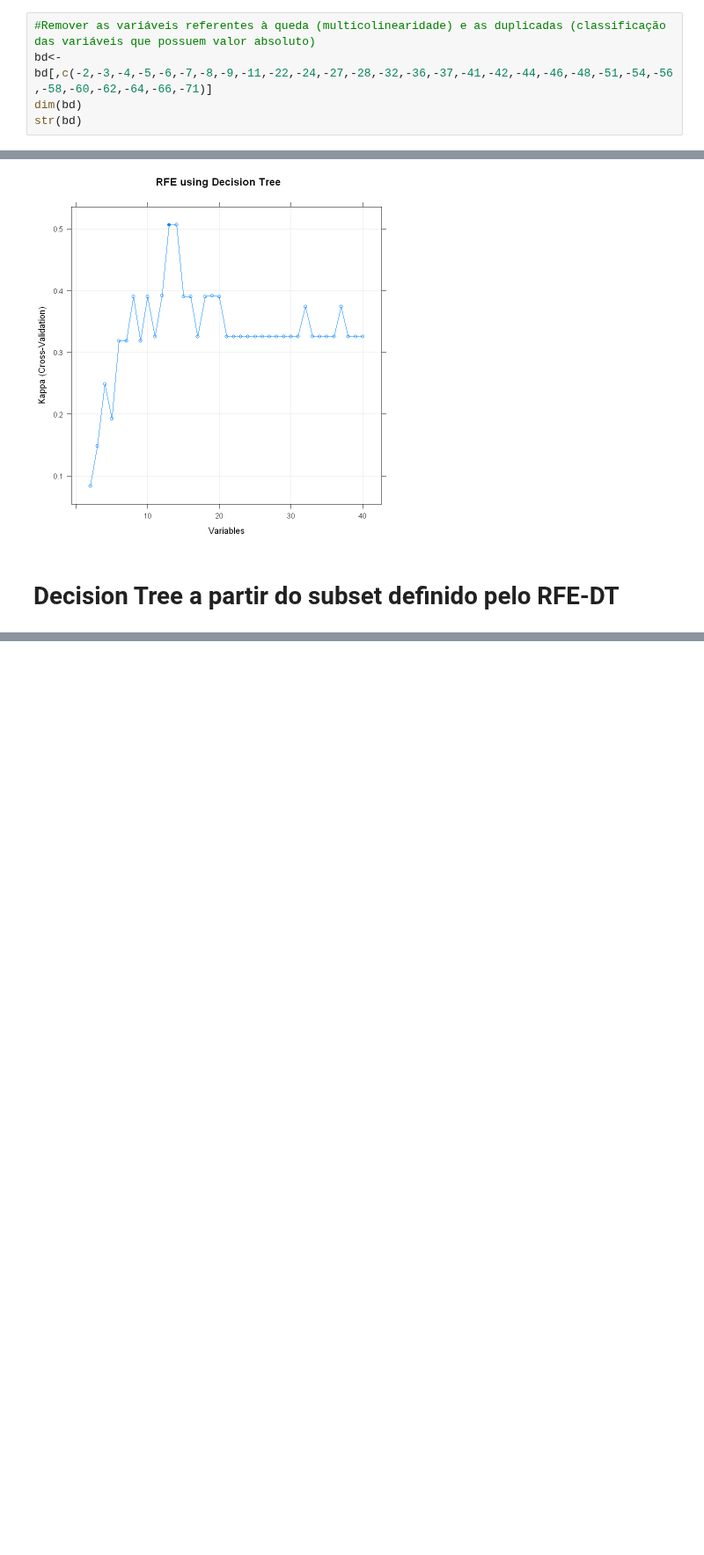
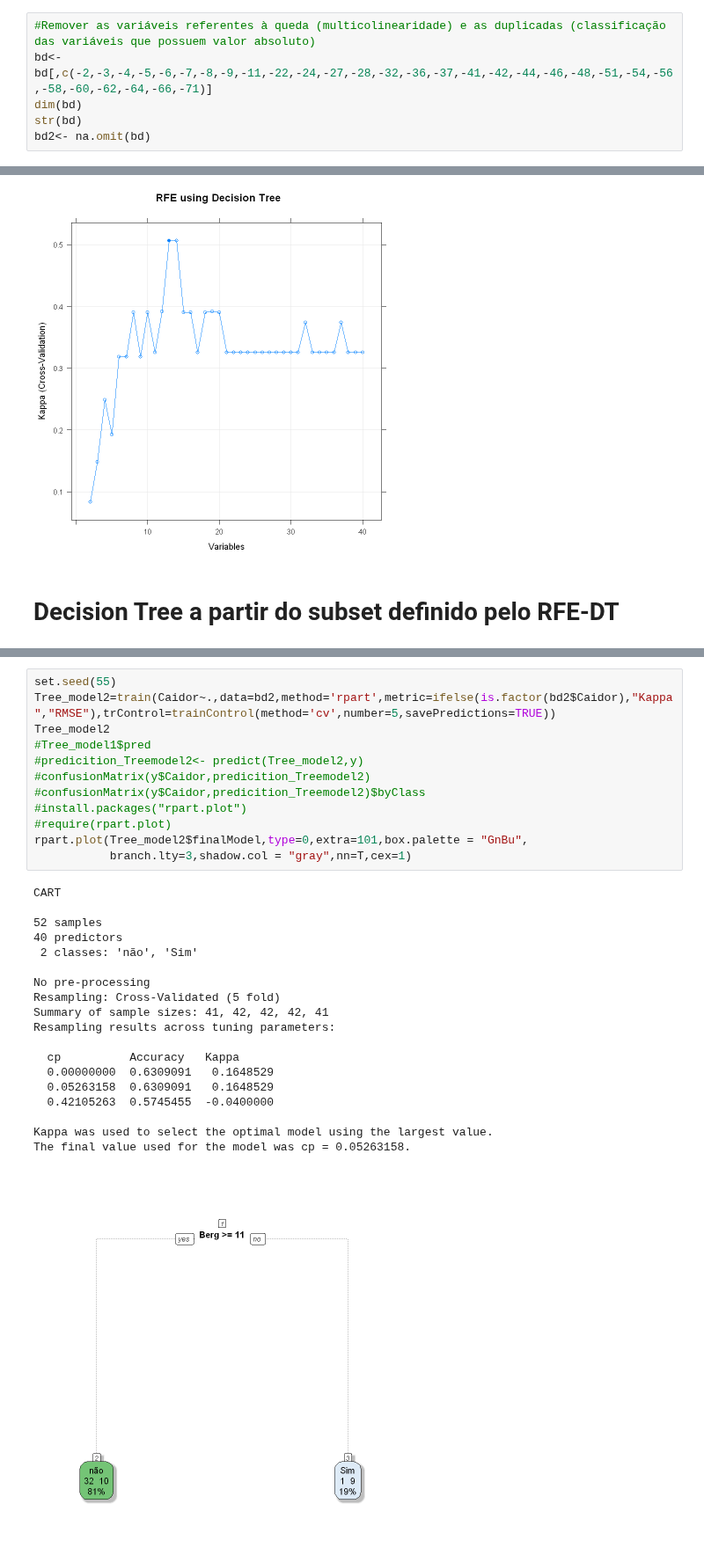
Before and after one commit to RenanBaltar/Analises_Heitor, a Jupyter notebook: Analise_Heitor.ipynb, the cells around one changed output, grey strips where cells are left out. Shown at 88% size. Saved outputs shown, nothing was run; the diff lists cells and outputs as text; blank space fills up the shorter version.

```diff
--- a/Analise_Heitor.ipynb
+++ b/Analise_Heitor.ipynb
@@ -34,6 +39,7 @@ A tibble: 6 × 71
 bd<- bd[,c(-2,-3,-4,-5,-6,-7,-8,-9,-11,-22,-24,-27,-28,-32,-36,-37,-41,-42,-44,-46,-48,-51,-54,-56,-58,-60,-62,-64,-66,-71)]
 dim(bd)
 str(bd)
+bd2<- na.omit(bd)
 # %% [output]
 [1] 72 41
 tibble [72 x 41] (S3: tbl_df/tbl/data.frame)
@@ -428,0 +542,32 @@ installing the source package 'rpart.plot'
+# %%
+set.seed(55)
+Tree_model2=train(Caidor~.,data=bd2,method='rpart',metric=ifelse(is.factor(bd2$Caidor),"Kappa","RMSE"),trControl=trainControl(method='cv',number=5,savePredictions=TRUE))
+Tree_model2
+#Tree_model1$pred
+#predicition_Treemodel2<- predict(Tree_model2,y)
+#confusionMatrix(y$Caidor,predicition_Treemodel2)
+#confusionMatrix(y$Caidor,predicition_Treemodel2)$byClass
+#install.packages("rpart.plot")
+#require(rpart.plot)
+rpart.plot(Tree_model2$finalModel,type=0,extra=101,box.palette = "GnBu",
+           branch.lty=3,shadow.col = "gray",nn=T,cex=1)
+# %% [output]
+CART
+
+52 samples
+40 predictors
+ 2 classes: 'não', 'Sim'
+
+No pre-processing
+Resampling: Cross-Validated (5 fold)
+Summary of sample sizes: 41, 42, 42, 42, 41
+Resampling results across tuning parameters:
+
+  cp          Accuracy   Kappa
+  0.00000000  0.6309091   0.1648529
+  0.05263158  0.6309091   0.1648529
+  0.42105263  0.5745455  -0.0400000
+
+Kappa was used to select the optimal model using the largest value.
+The final value used for the model was cp = 0.05263158.
+[figure, added]
```
Also changed, not shown: parts of 11 cells of this notebook.
